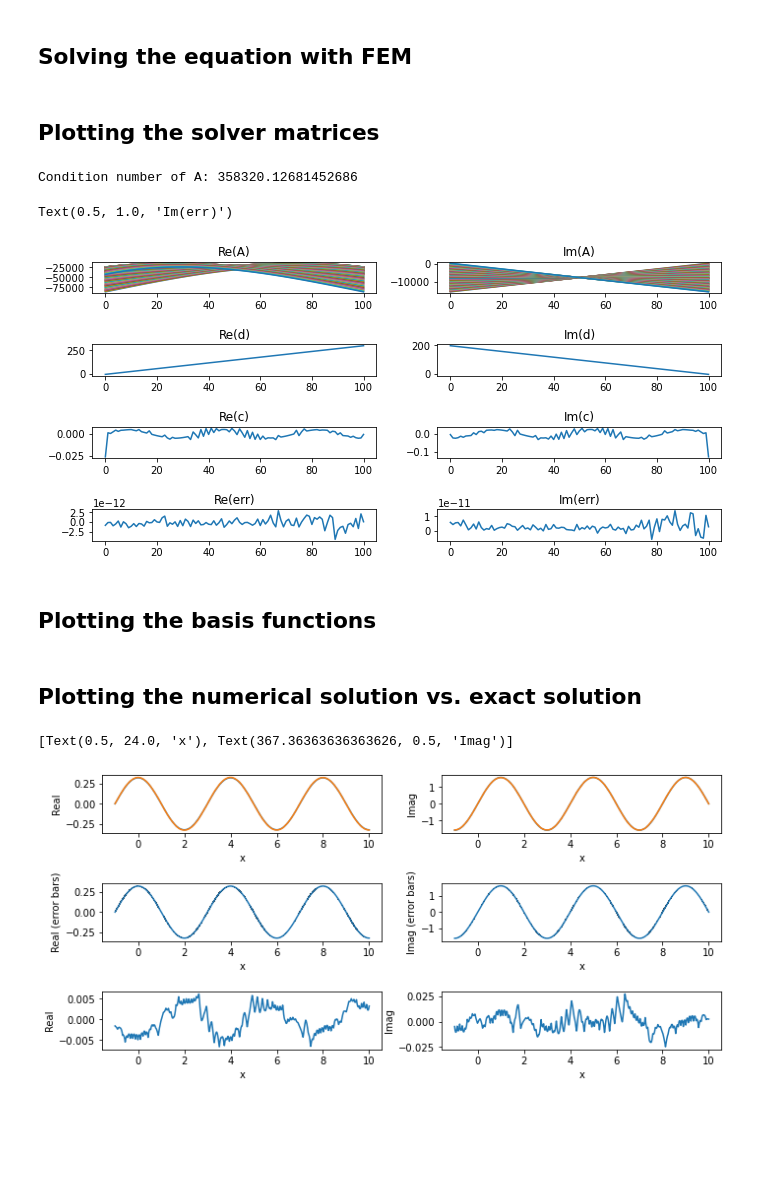
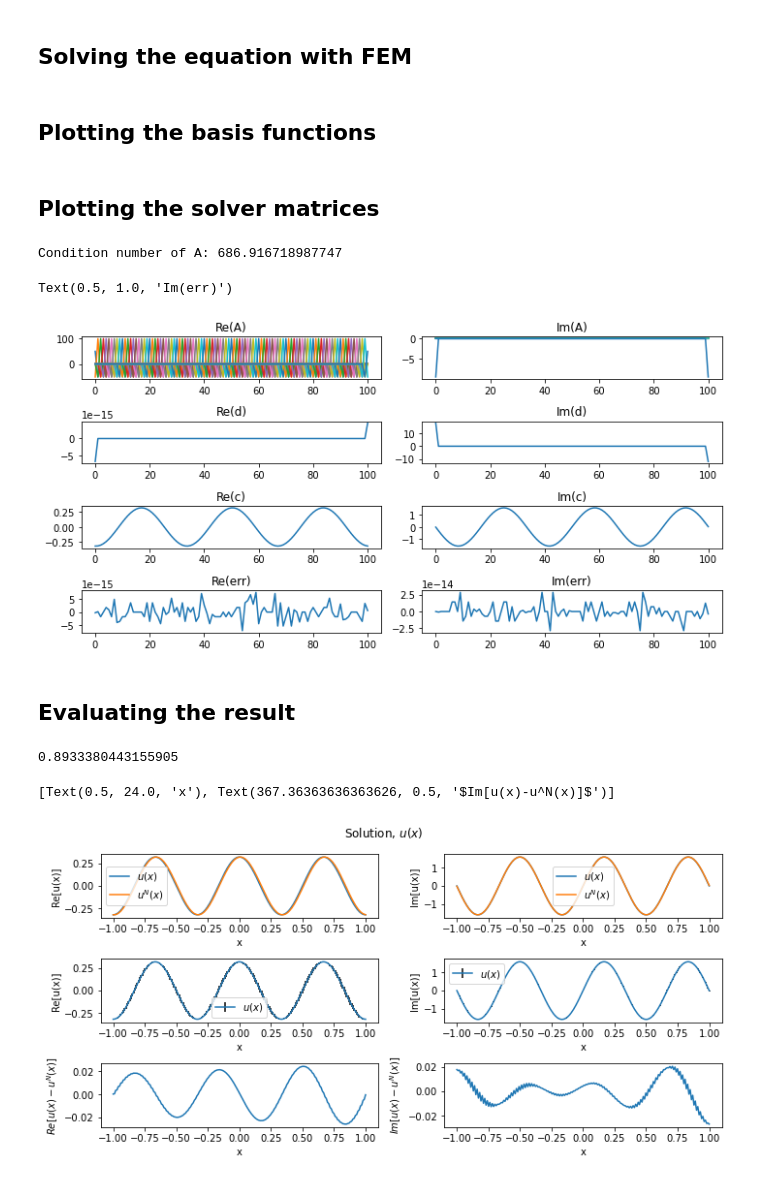
Before and after one commit to sprmsv/Helmholtz-VPINNs, a Jupyter notebook: src/FEM_Validation.ipynb, the cells around one changed output. Drawn from its saved outputs; the diff is of its cells as text; code cells hidden in the pictures; blank space fills up the shorter version.

Commit message:
local base functions, exact integrations, H1 error

```diff
--- a/src/FEM_Validation.ipynb
+++ b/src/FEM_Validation.ipynb
@@ -5,3 +5,4 @@ import matplotlib.pyplot as plt
 %load_ext autoreload
 %autoreload 2
 plt.rcParams['figure.figsize'] = [10, 5]
+plt.rcParams["figure.autolayout"] = True
@@ -32,0 +33,2 @@ r = solver.sol
+# %% [markdown]
+## Plotting the basis functions
@@ -59,8 +69,6 @@ axs[3, 1].plot((solver.A @ solver.c - solver.d).imag)
 axs[3, 0].set_title('Re(err)')
 axs[3, 1].set_title('Im(err)')
 # %% [output]
-Condition number of A: 358320.12681452686
+Condition number of A: 686.916718987747
 Text(0.5, 1.0, 'Im(err)')
-[figure, old version]
+[figure, new version]
-# %% [markdown]
-## Plotting the basis functions
@@ -75,33 +75,42 @@ Text(0.5, 1.0, 'Im(err)')
-# %% [markdown]
-## Plotting the numerical solution vs. exact solution
+# %% [markdown]
+## Evaluating the result
+# %%
+solver.H1_error(u, u_x)
+# %% [output]
+0.8933380443155905
 # %%
-xpts = np.linspace(a, b, 1000)
+xpts = np.linspace(a, b, 200)
 upts = np.zeros_like(xpts, dtype=complex)
 rpts = np.zeros_like(xpts, dtype=complex)
 
 for i, x in enumerate(xpts):
     upts[i] = u(x)
     rpts[i] = r(x)
 
-fig, axs = plt.subplots(3, 2)
-fig.tight_layout(pad=3.0)
+fig, axs = plt.subplots(3, 2, )
+fig.tight_layout(pad=4.0)
+fig.suptitle('Solution, $u(x)$')
 
-axs[0, 0].plot(xpts, upts.real)
-axs[0, 0].plot(xpts, rpts.real)
-axs[0, 0].set(xlabel='x', ylabel='Real')
-axs[0, 1].plot(xpts, upts.imag)
-axs[0, 1].plot(xpts, rpts.imag)
-axs[0, 1].set(xlabel='x', ylabel='Imag')
+axs[0, 0].plot(xpts, upts.real, label='$u(x)$')
+axs[0, 0].plot(xpts, rpts.real, label='$u^N(x)$')
+axs[0, 0].set(xlabel='x', ylabel='Re[u(x)]')
+axs[0, 0].legend()
+axs[0, 1].plot(xpts, upts.imag, label='$u(x)$')
+axs[0, 1].plot(xpts, rpts.imag, label='$u^N(x)$')
+axs[0, 1].set(xlabel='x', ylabel='Im[u(x)]')
+axs[0, 1].legend()
 
-axs[1, 0].errorbar(xpts, upts.real, yerr=upts.real - rpts.real, ecolor='black')
-axs[1, 0].set(xlabel='x', ylabel='Real (error bars)')
-axs[1, 1].errorbar(xpts, upts.imag, yerr=upts.imag - rpts.imag, ecolor='black')
-axs[1, 1].set(xlabel='x', ylabel='Imag (error bars)')
+axs[1, 0].errorbar(xpts, upts.real, yerr=upts.real - rpts.real, ecolor='black', label='$u(x)$')
+axs[1, 0].set(xlabel='x', ylabel='Re[u(x)]')
+axs[1, 0].legend()
+axs[1, 1].errorbar(xpts, upts.imag, yerr=upts.imag - rpts.imag, ecolor='black', label='$u(x)$')
+axs[1, 1].set(xlabel='x', ylabel='Im[u(x)]')
+axs[1, 1].legend()
 
 axs[2, 0].plot(xpts, upts.real - rpts.real)
-axs[2, 0].set(xlabel='x', ylabel='Real')
+axs[2, 0].set(xlabel='x', ylabel='$Re[u(x)-u^N(x)]$')
 axs[2, 1].plot(xpts, upts.imag - rpts.imag)
-axs[2, 1].set(xlabel='x', ylabel='Imag')
+axs[2, 1].set(xlabel='x', ylabel='$Im[u(x)-u^N(x)]$')
 # %% [output]
-[Text(0.5, 24.0, 'x'), Text(367.36363636363626, 0.5, 'Imag')]
+[Text(0.5, 24.0, 'x'), Text(367.36363636363626, 0.5, '$Im[u(x)-u^N(x)]$')]
-[figure, old version]
+[figure, new version]
```
Also changed, not shown: parts of 5 cells of this notebook, 4 other files.
